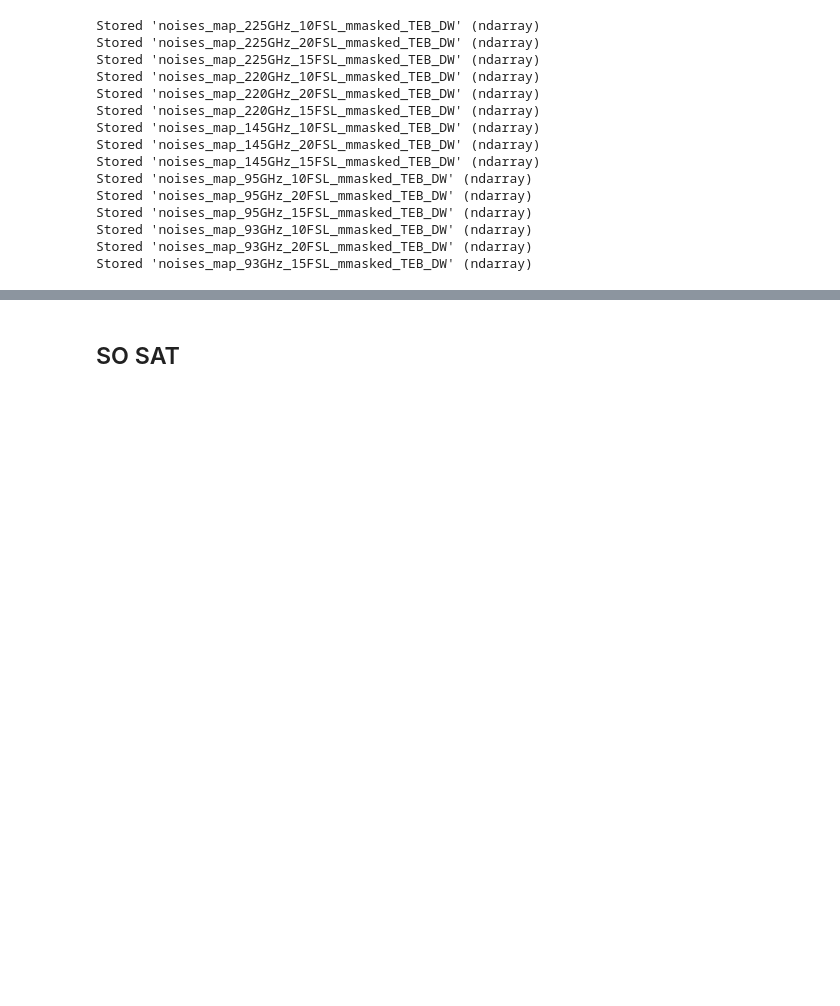
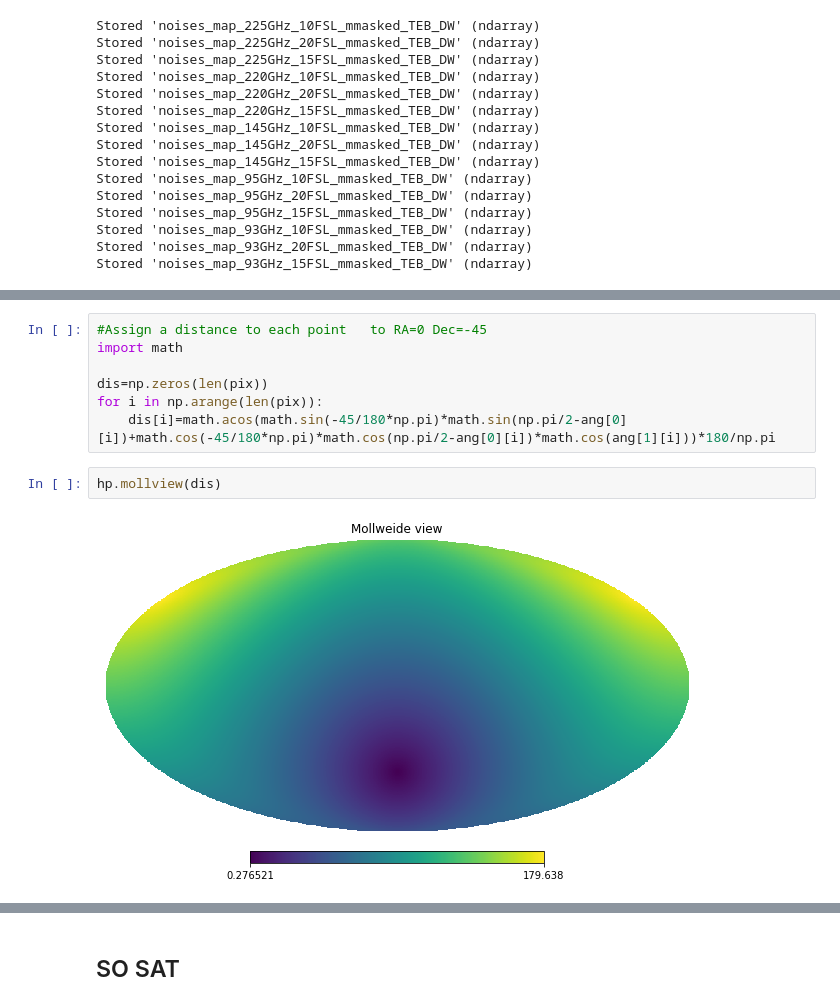
Before and after one commit to skycattmll/Jun-Yan_Zhang_TFM_codes, a Jupyter notebook: PySM d1 s1 foreground & beam profile.ipynb, the cells around one changed output, grey strips where cells are left out. Cells and saved outputs as stored; diff of their text form; blank space fills up the shorter version.

```diff
--- a/PySM d1 s1 foreground & beam profile.ipynb
+++ b/PySM d1 s1 foreground & beam profile.ipynb
@@ -767,0 +862,11 @@ Stored 'noises_map_93GHz_15FSL_mmasked_TEB_DW' (ndarray)
+# %%
+#Assign a distance to each point   to RA=0 Dec=-45
+import math
+
+dis=np.zeros(len(pix))
+for i in np.arange(len(pix)):
+    dis[i]=math.acos(math.sin(-45/180*np.pi)*math.sin(np.pi/2-ang[0][i])+math.cos(-45/180*np.pi)*math.cos(np.pi/2-ang[0][i])*math.cos(ang[1][i]))*180/np.pi
+# %%
+hp.mollview(dis)
+# %% [output]
+[figure, added]
```
Also changed, not shown: parts of 34 cells of this notebook, 1 other file.
